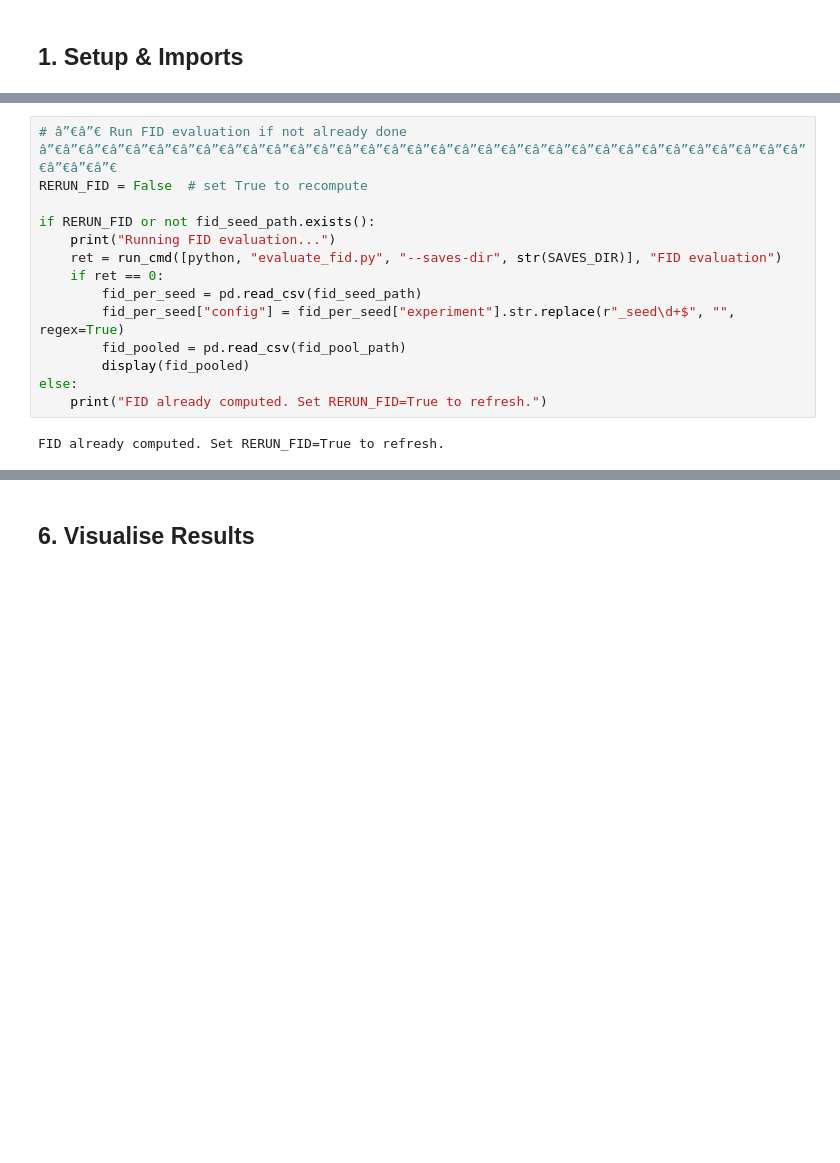
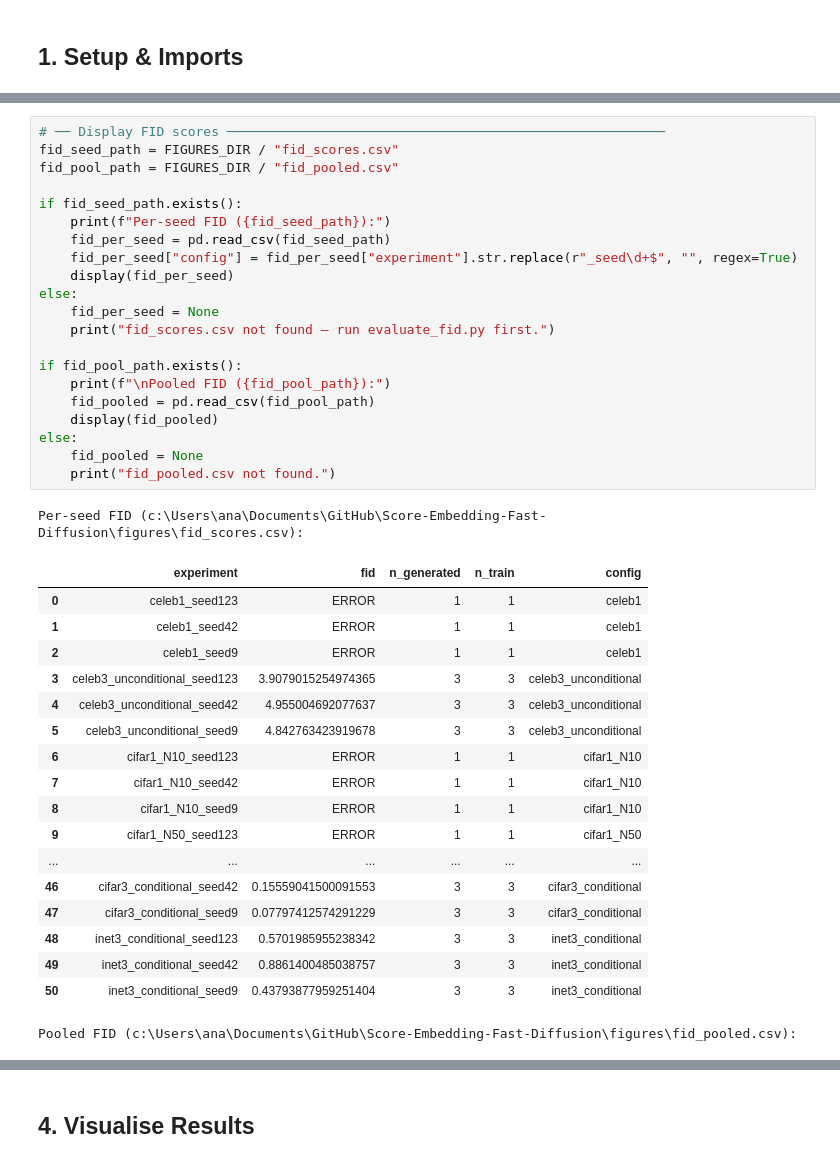
Before and after one commit to andrew-na-git/Score-Embedding-Fast-Diffusion, a Jupyter notebook: results.ipynb, the cells around one changed output, grey strips where cells are left out. Cells and saved outputs as stored; diff of their text form; blank space fills up the shorter version.

```diff
--- a/results.ipynb
+++ b/results.ipynb
@@ -416,19 +268,44 @@ Loaded FID scores for 51 experiments
 | 16 | inet3_conditional | 0.650325 | 9 | 3 |
 | 17 | ALL_64x64 | 1.432211 | 21 | 9 |
 | 18 | ALL_32x32 | 1.383796 | 48 | 42 |
-# %%
-# â”€â”€ Run FID evaluation if not already done â”€â”€â”€â”€â”€â”€â”€â”€â”€â”€â”€â”€â”€â”€â”€â”€â”€â”€â”€â”€â”€â”€â”€â”€â”€â”€â”€â”€â”€â”€â”€â”€â”€â”€â”€â”€
-RERUN_FID = False  # set True to recompute
-
-if RERUN_FID or not fid_seed_path.exists():
-    print("Running FID evaluation...")
-    ret = run_cmd([python, "evaluate_fid.py", "--saves-dir", str(SAVES_DIR)], "FID evaluation")
-    if ret == 0:
-        fid_per_seed = pd.read_csv(fid_seed_path)
-        fid_per_seed["config"] = fid_per_seed["experiment"].str.replace(r"_seed\d+$", "", regex=True)
-        fid_pooled = pd.read_csv(fid_pool_path)
-        display(fid_pooled)
-else:
-    print("FID already computed. Set RERUN_FID=True to refresh.")
-# %% [output]
-FID already computed. Set RERUN_FID=True to refresh.
+# %%
+# ── Display FID scores ────────────────────────────────────────────────────────
+fid_seed_path = FIGURES_DIR / "fid_scores.csv"
+fid_pool_path = FIGURES_DIR / "fid_pooled.csv"
+
+if fid_seed_path.exists():
+    print(f"Per-seed FID ({fid_seed_path}):")
+    fid_per_seed = pd.read_csv(fid_seed_path)
+    fid_per_seed["config"] = fid_per_seed["experiment"].str.replace(r"_seed\d+$", "", regex=True)
+    display(fid_per_seed)
+else:
+    fid_per_seed = None
+    print("fid_scores.csv not found — run evaluate_fid.py first.")
+
+if fid_pool_path.exists():
+    print(f"\nPooled FID ({fid_pool_path}):")
+    fid_pooled = pd.read_csv(fid_pool_path)
+    display(fid_pooled)
+else:
+    fid_pooled = None
+    print("fid_pooled.csv not found.")
+# %% [output]
+Per-seed FID (c:\Users\ana\Documents\GitHub\Score-Embedding-Fast-Diffusion\figures\fid_scores.csv):
+|  | experiment | fid | n_generated | n_train | config |
+| 0 | celeb1_seed123 | ERROR | 1 | 1 | celeb1 |
+| 1 | celeb1_seed42 | ERROR | 1 | 1 | celeb1 |
+| 2 | celeb1_seed9 | ERROR | 1 | 1 | celeb1 |
+| 3 | celeb3_unconditional_seed123 | 3.9079015254974365 | 3 | 3 | celeb3_unconditional |
+| 4 | celeb3_unconditional_seed42 | 4.955004692077637 | 3 | 3 | celeb3_unconditional |
+| 5 | celeb3_unconditional_seed9 | 4.842763423919678 | 3 | 3 | celeb3_unconditional |
+| 6 | cifar1_N10_seed123 | ERROR | 1 | 1 | cifar1_N10 |
+| 7 | cifar1_N10_seed42 | ERROR | 1 | 1 | cifar1_N10 |
+| 8 | cifar1_N10_seed9 | ERROR | 1 | 1 | cifar1_N10 |
+| 9 | cifar1_N50_seed123 | ERROR | 1 | 1 | cifar1_N50 |
+| ... | ... | ... | ... | ... | ... |
+| 46 | cifar3_conditional_seed42 | 0.15559041500091553 | 3 | 3 | cifar3_conditional |
+| 47 | cifar3_conditional_seed9 | 0.07797412574291229 | 3 | 3 | cifar3_conditional |
+| 48 | inet3_conditional_seed123 | 0.5701985955238342 | 3 | 3 | inet3_conditional |
+| 49 | inet3_conditional_seed42 | 0.8861400485038757 | 3 | 3 | inet3_conditional |
+| 50 | inet3_conditional_seed9 | 0.43793877959251404 | 3 | 3 | inet3_conditional |
+Pooled FID (c:\Users\ana\Documents\GitHub\Score-Embedding-Fast-Diffusion\figures\fid_pooled.csv):
@@ -435,3 +329,3 @@ FID already computed. Set RERUN_FID=True to refresh.
 # %% [markdown]
-## 6. Visualise Results
+## 4. Visualise Results
 # %%
```
Also changed, not shown: parts of 21 cells of this notebook, 1 other file.
